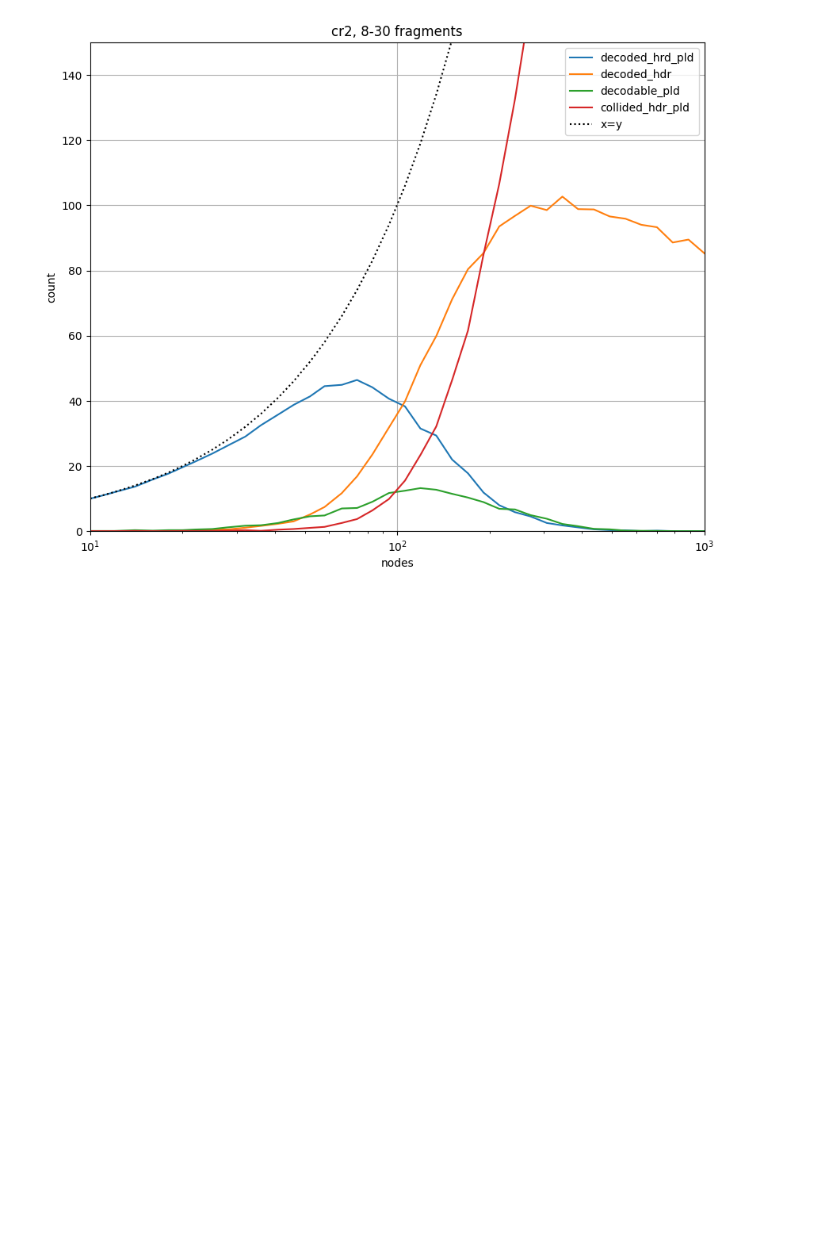
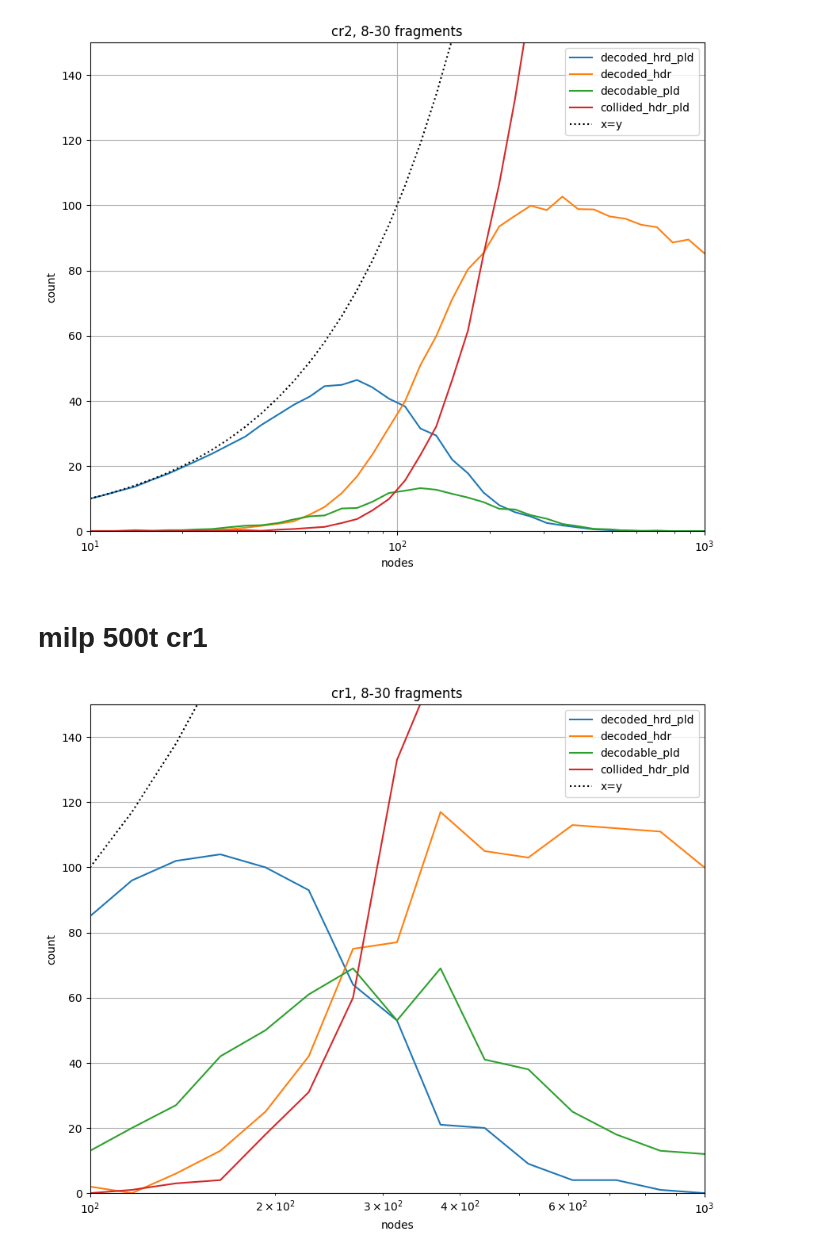
Before and after one commit to diegomm6/lr-fhss_seq-families, a Jupyter notebook: dopplerPlots.ipynb, the cells around one changed output. Saved outputs shown, nothing was run; the diff lists cells and outputs as text; code cells hidden in the pictures; blank space fills up the shorter version.

```diff
--- a/dopplerPlots.ipynb
+++ b/dopplerPlots.ipynb
@@ -155,3 +155,29 @@ plt.legend()
 plt.show()
 # %% [output]
 [figure]
+# %% [markdown]
+# milp 500t cr1
+# %%
+data = pd.read_csv('doppler/500t-6tg-7fg-milp.csv', index_col=0, header=None).T
+nodes = data['nodes'].to_numpy()
+
+plt.figure(figsize=(10,8))
+
+plt.plot(nodes, data['nodrop-cr1-1000p-decoded_hrd_pld'], label=f'decoded_hrd_pld')
+plt.plot(nodes, data['nodrop-cr1-1000p-decoded_hdr'], label=f'decoded_hdr')
+plt.plot(nodes, data['nodrop-cr1-1000p-decodable_pld'], label=f'decodable_pld')
+plt.plot(nodes, data['nodrop-cr1-1000p-collided_hdr_pld'], label=f'collided_hdr_pld')
+
+plt.plot(nodes, nodes, label=f'x=y', color='k', linestyle='dotted')
+
+plt.title('cr1, 8-30 fragments')
+plt.xlabel('nodes')
+plt.xscale('log')
+plt.ylabel('count')
+plt.xlim(1e2,1e3)
+plt.ylim(0,1.5e2)
+plt.grid()
+plt.legend()
+plt.show()
+# %% [output]
+[figure, added]
```
Also changed, not shown: parts of 1 cell of this notebook, 6 other files.
